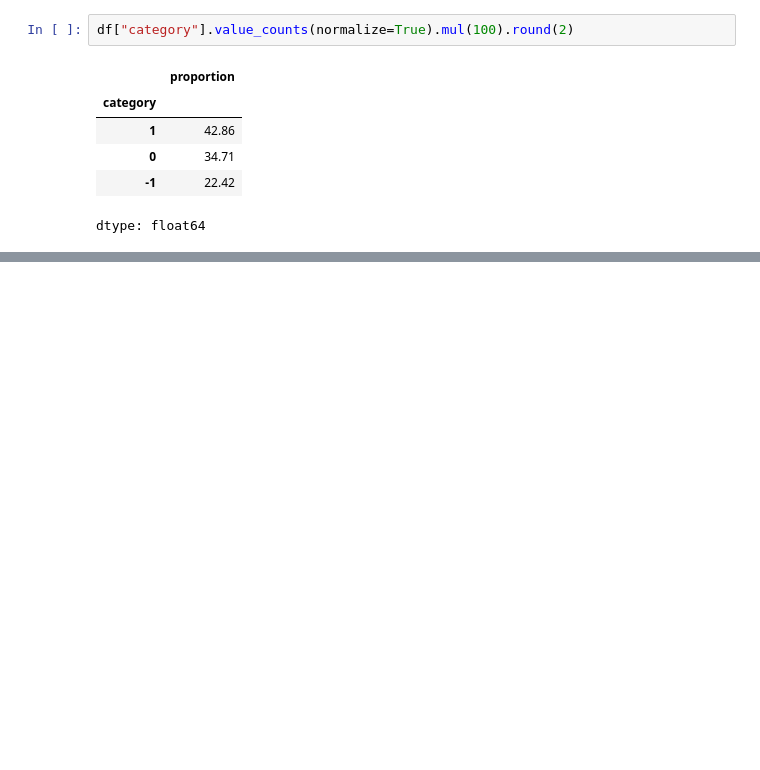
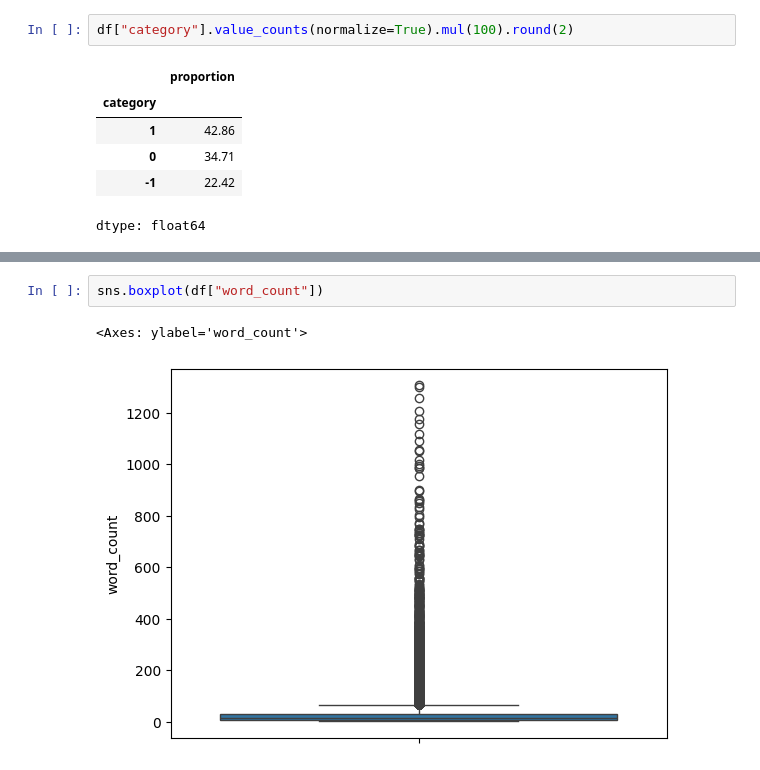
Before and after one commit to JayanAd/Comment-Analysis, a Jupyter notebook: 1_preprocessing_EDA.ipynb, the cells around one changed output, grey strips where cells are left out. Cells and saved outputs as stored; diff of their text form; blank space fills up the shorter version.

```diff
--- a/1_preprocessing_EDA.ipynb
+++ b/1_preprocessing_EDA.ipynb
@@ -171,0 +226,5 @@ dtype: float64
+# %%
+sns.boxplot(df["word_count"])
+# %% [output]
+<Axes: ylabel='word_count'>
+[figure, added]
```
Also changed, not shown: parts of 8 cells of this notebook.
